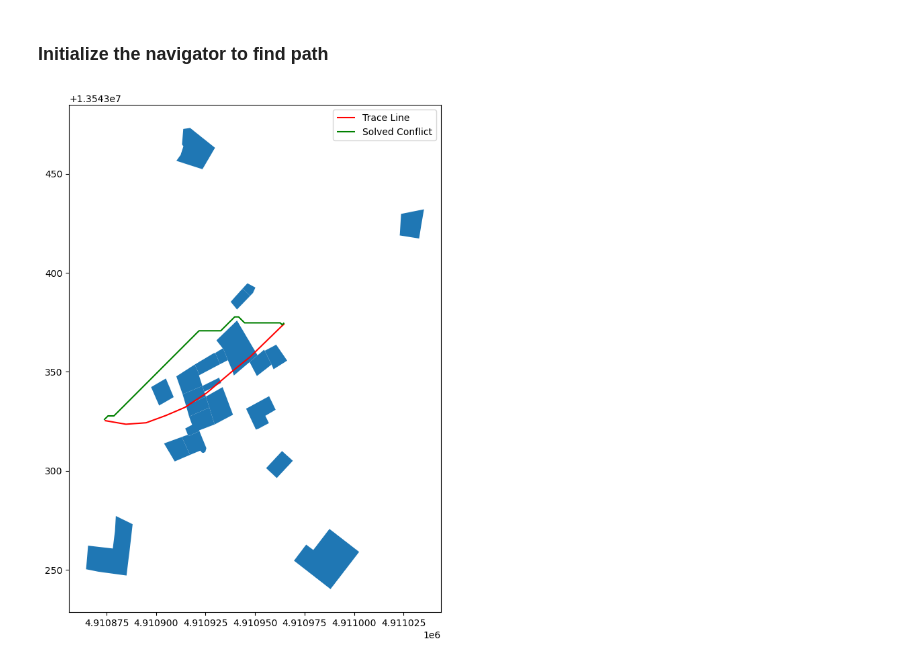
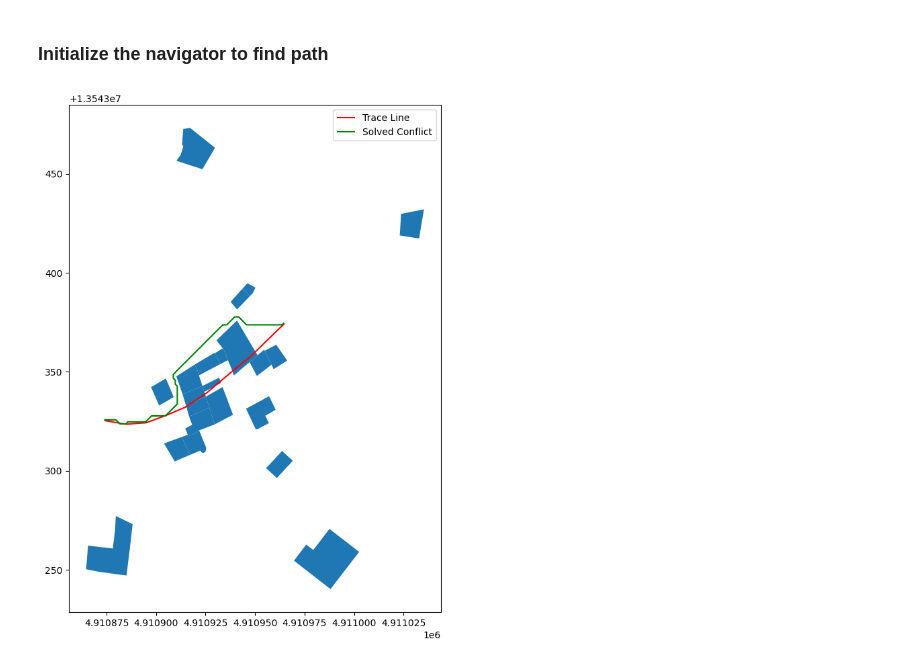
Before and after one commit to fuzailpalnak/kaizen, a Jupyter notebook: examples/ConflictResolver.ipynb, the cells around one changed output. Drawn from its saved outputs; the diff is of its cells as text; code cells hidden in the pictures.

Commit message:
penalty for missied goals , examples updated

```diff
--- a/examples/ConflictResolver.ipynb
+++ b/examples/ConflictResolver.ipynb
@@ -77,22 +77,22 @@ navigator = AStar()
 # %%
 solved_path_list = list()
 
 # A GENERATOR WHICH WILL KEEP ON YEILDING FOR EVERY TRACE PRESENT IN TRACES
-for solved_path in navigator.path_finder_from_traces(grid, traces, search_space_threshold=30):
+for solved_path in navigator.path_finder_from_traces(grid, traces, search_space_threshold=30, penalty=0.1):
     solved_path_list.append(LineString(solved_path))
 
 
 solved_path_data_frame = gpd.GeoDataFrame(solved_path_list,
     columns=['LineString'],
     geometry='LineString')
 
 f, ax = plt.subplots(1)
 obstacle_data_frame.plot(ax=ax, label='Building Footprint')
 trace_data_frame.plot(ax=ax,cmap=None, color="red", label='Trace Line')
 
 solved_path_data_frame.plot(ax=ax, cmap=None, color="green", label='Solved Conflict')
 
 plt.legend()
 plt.show()
 # %% [output]
-[figure, old version]
+[figure, new version]
```
Also changed, not shown: 5 other files.
